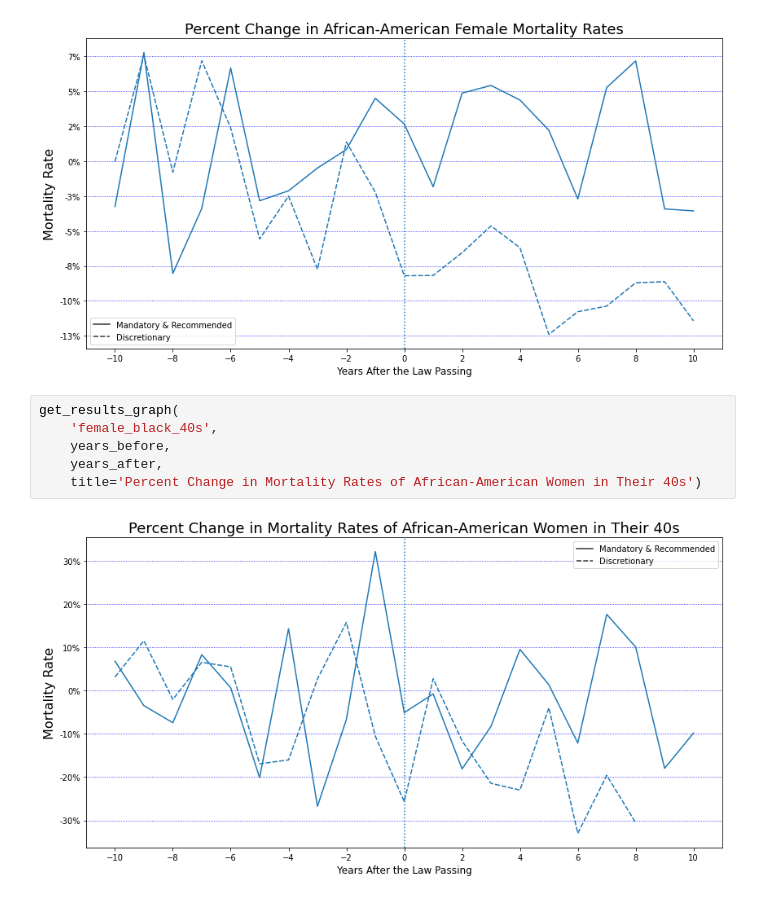
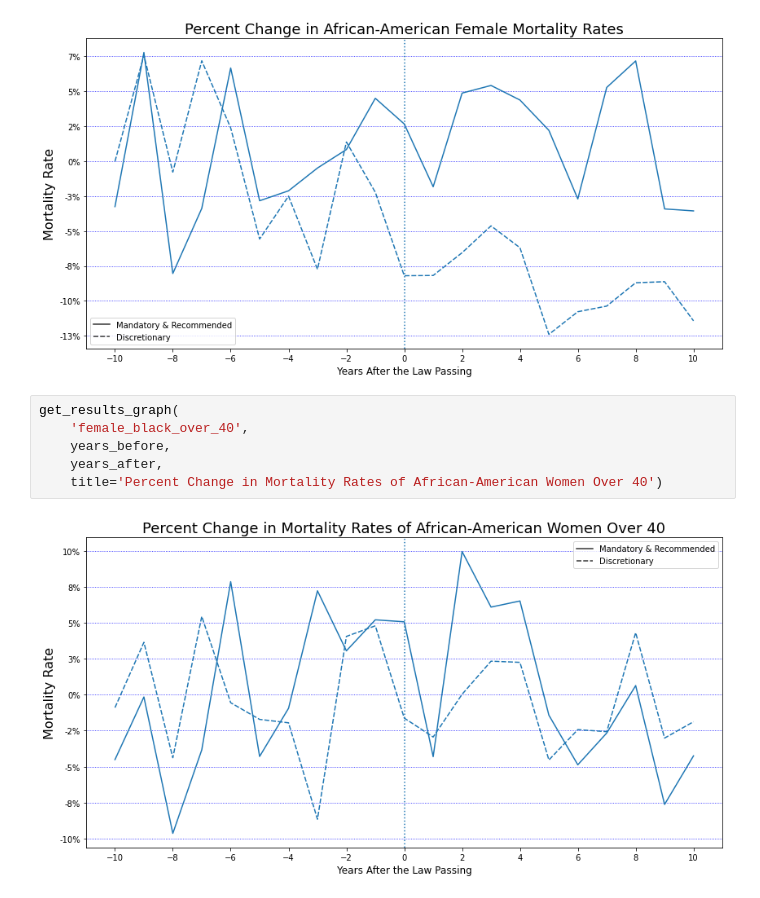
Before and after one commit to sinan-ozel/MortalityExtractor, a Jupyter notebook: notebooks/Visuals.ipynb, the cells around one changed output. Drawn from its saved outputs; the diff is of its cells as text.

Commit message:
Edit the Visuals notebook.

```diff
--- a/notebooks/Visuals.ipynb
+++ b/notebooks/Visuals.ipynb
@@ -174,9 +166,9 @@ get_results_graph(
 [figure]
 # %%
 get_results_graph(
-    'female_black_40s',
+    'female_black_over_40',
     years_before,
     years_after,
-    title='Percent Change in Mortality Rates of African-American Women in Their 40s')
+    title='Percent Change in Mortality Rates of African-American Women Over 40')
 # %% [output]
-[figure, old version]
+[figure, new version]
```
Also changed, not shown: parts of 3 cells of this notebook.
